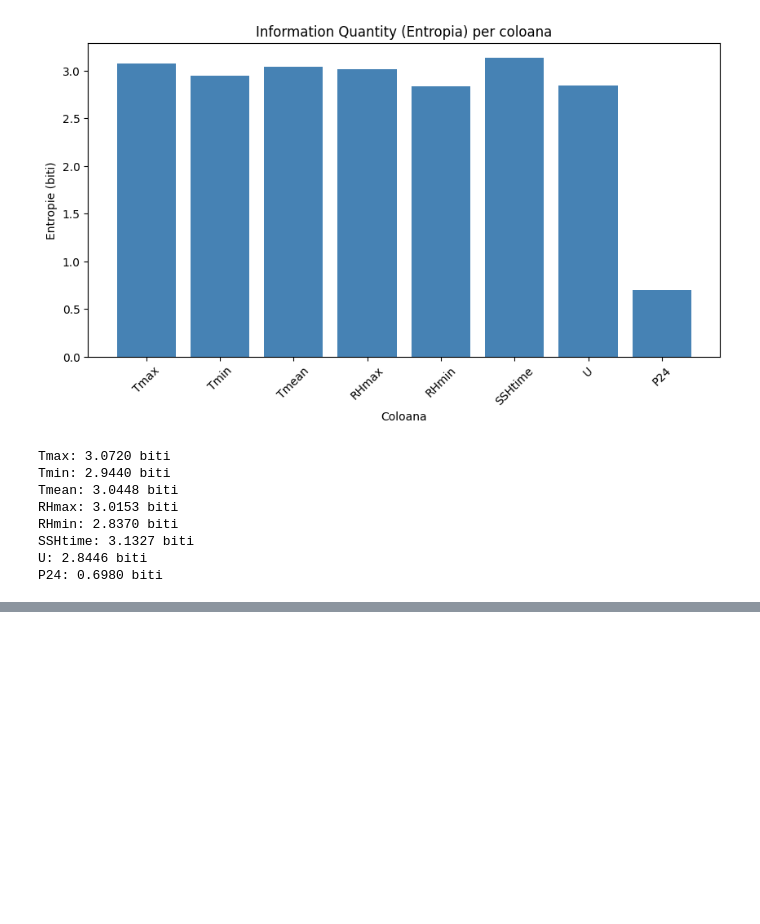
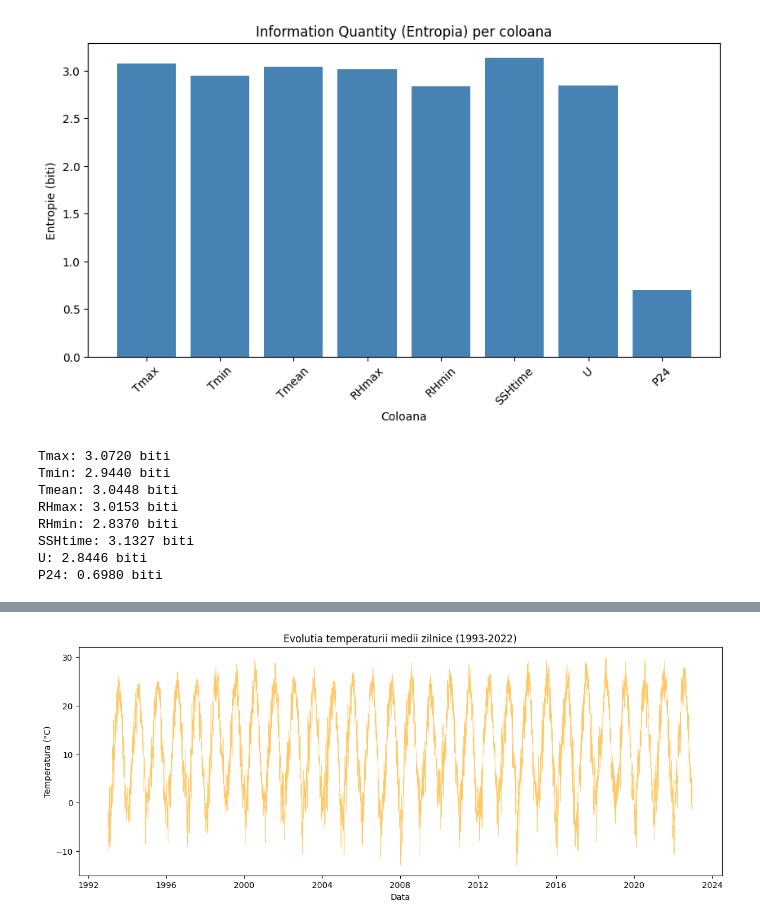
Before and after one commit to naominini/Prezicerea-Umiditatii-Solului, a Jupyter notebook: cod.ipynb, the cells around one changed output, grey strips where cells are left out. Saved outputs shown, nothing was run; the diff lists cells and outputs as text; code cells hidden in the pictures; blank space fills up the shorter version.

```diff
--- a/cod.ipynb
+++ b/cod.ipynb
@@ -214,0 +240,9 @@ P24: 0.6980 biti
+# %%
+plt.figure(figsize=(14, 5))
+plt.plot(df_clean['Date'], df_clean['Tmean'], color='orange', alpha=0.6, linewidth=0.5)
+plt.title("Evolutia temperaturii medii zilnice (1993-2022)")
+plt.xlabel("Data")
+plt.ylabel("Temperatura (°C)")
+plt.show()
+# %% [output]
+[figure, added]
```
Also changed, not shown: parts of 11 cells of this notebook.
